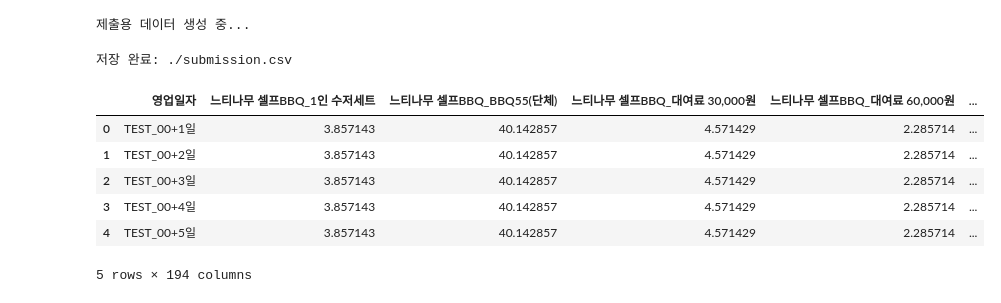
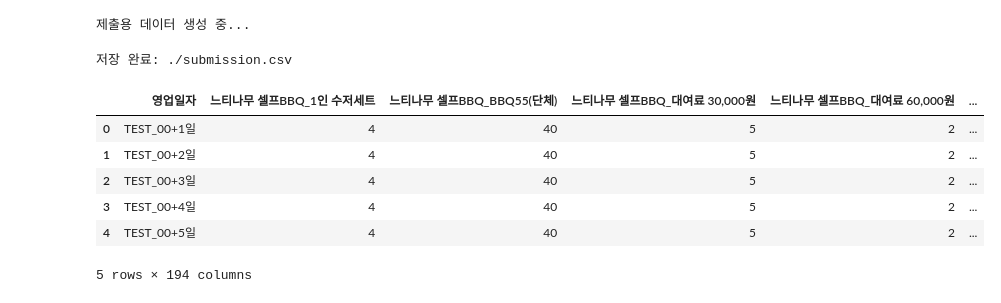
Before and after one commit to active-webmaker/semi_da, a Jupyter notebook: analysis_and_submit.ipynb, the cells around one changed output. Drawn from its saved outputs; the diff is of its cells as text; code cells hidden in the pictures.

```diff
--- a/analysis_and_submit.ipynb
+++ b/analysis_and_submit.ipynb
@@ -91,6 +102,13 @@ def add_menu_features(df: pd.DataFrame) -> pd.DataFrame:
     df["메뉴명"] = menu_col
     df["is_group"] = df["영업장명_메뉴명"].str.contains("단체", na=False).astype(int)
     df["is_dessert"] = df["영업장명_메뉴명"].str.contains("후식", na=False).astype(int)
+
+    df["menu_len"] = df["메뉴명"].astype(str).str.len()
+    df["menu_token_cnt"] = df["메뉴명"].astype(str).str.split().str.len()
+
+    premium_keywords = ["스페셜", "프리미엄", "특선", "세트", "단체", "정식", "2인", "4인"]
+    df["is_premium"] = df["메뉴명"].astype(str).str.contains("|".join(premium_keywords), na=False).astype(int)
+
     return df
 # %%
 # 이동 평균 피처 생성 함수
@@ -117,6 +135,9 @@ def add_rolling_features(df):
     df["rolling_7_mean"] = df["rolling_7_mean"].fillna(0)
     df["rolling_30_mean"] = df["rolling_30_mean"].fillna(0)
 
+    # 7일 평균과 30일 평균의 비율
+    df["rolling_ratio"] = df["rolling_7_mean"] / (df["rolling_30_mean"] + 1e-5)
+
     return df
 # %%
 def add_avg_features(df):
@@ -260,9 +256,27 @@ test_enc = test_fe.copy()
 encoders = {}
 # %%
+# Label Encoding (Train 기준으로만 fit; Test의 신규 카테고리는 Unknown 처리)
+
+train_enc = train_fe.copy()
+
+test_enc_list = [df.copy() for df in test_list]
+encoders = {}
+
 for col in cat_cols:
-    le = LabelEncoder()
-    merged = pd.concat([train_fe[col].astype(str), test_fe[col].astype(str)], axis=0).fillna("Unknown")
-    le.fit(merged)
-    train_enc[col] = le.transform(train_enc[col].astype(str).fillna("Unknown"))
-    test_enc[col] = le.transform(test_enc[col].astype(str).fillna("Unknown"))
-    encoders[col] = le
+    train_vals = train_fe[col].astype(str).fillna("Unknown")
+
+    classes = pd.Index(train_vals.unique())
+    if "Unknown" not in classes:
+        classes = classes.append(pd.Index(["Unknown"]))
+
+    class_to_int = {c: i for i, c in enumerate(classes)}
+
+    train_enc[col] = train_vals.map(class_to_int).astype(int)
+
+    for i in range(len(test_enc_list)):
+        test_vals = test_list[i][col].astype(str).fillna("Unknown")
+        test_enc_list[i][col] = test_vals.map(lambda x: class_to_int.get(x, class_to_int["Unknown"]))
+
+    encoders[col] = class_to_int
+
+print("Label encoding 완료 (train-only)")
@@ -421,15 +518,20 @@ submission = fill_submission_with_forecast(sample_submission, forecasts, horizon
 제출용 데이터 생성 중...
 # %%
 output_path = os.path.join(base_dir, "submission.csv")
+
+# 예측값은 float로 나올 수 있으므로 제출 포맷에 맞게 정수 변환
+menu_cols = [c for c in submission.columns if c != "영업일자"]
+submission[menu_cols] = submission[menu_cols].round().clip(lower=0).astype(int)
+
 submission.to_csv(output_path, index=False, encoding="utf-8-sig")
 print(f"저장 완료: {output_path}")
 display(submission.head())
 # %% [output]
 저장 완료: ./submission.csv
 |  | 영업일자 | 느티나무 셀프BBQ_1인 수저세트 | 느티나무 셀프BBQ_BBQ55(단체) | 느티나무 셀프BBQ_대여료 30,000원 | 느티나무 셀프BBQ_대여료 60,000원 | ... |
-| 0 | TEST_00+1일 | 3.857143 | 40.142857 | 4.571429 | 2.285714 | ... |
-| 1 | TEST_00+2일 | 3.857143 | 40.142857 | 4.571429 | 2.285714 | ... |
-| 2 | TEST_00+3일 | 3.857143 | 40.142857 | 4.571429 | 2.285714 | ... |
-| 3 | TEST_00+4일 | 3.857143 | 40.142857 | 4.571429 | 2.285714 | ... |
-| 4 | TEST_00+5일 | 3.857143 | 40.142857 | 4.571429 | 2.285714 | ... |
+| 0 | TEST_00+1일 | 4 | 40 | 5 | 2 | ... |
+| 1 | TEST_00+2일 | 4 | 40 | 5 | 2 | ... |
+| 2 | TEST_00+3일 | 4 | 40 | 5 | 2 | ... |
+| 3 | TEST_00+4일 | 4 | 40 | 5 | 2 | ... |
+| 4 | TEST_00+5일 | 4 | 40 | 5 | 2 | ... |
 5 rows × 194 columns
```
Also changed, not shown: parts of 17 cells of this notebook, 1 other file.
